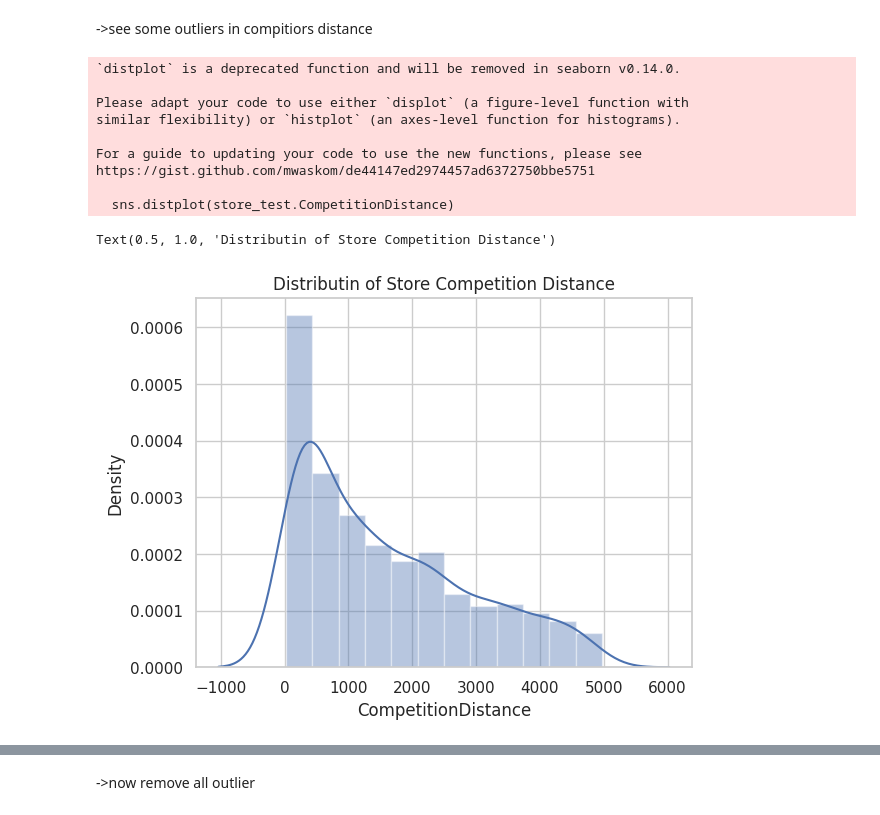
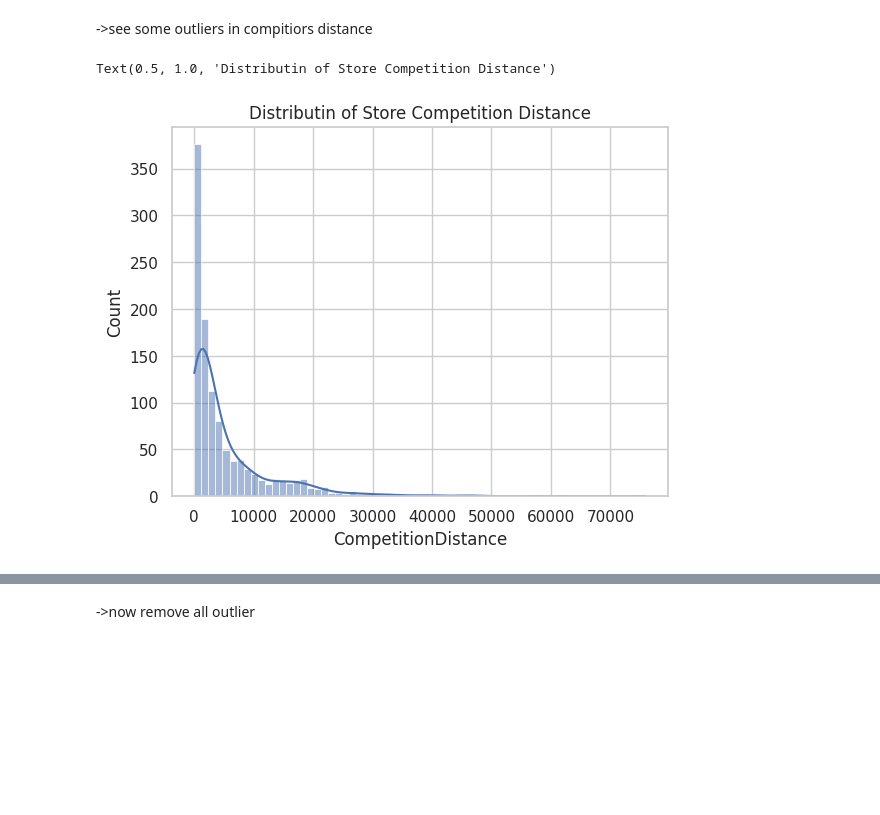
Before and after one commit to dhrisandamedhi/Retail-Sales-Prediction, a Jupyter notebook: EDA_retail_store.ipynb, the cells around one changed output, grey strips where cells are left out. Saved outputs shown, nothing was run; the diff lists cells and outputs as text; code cells hidden in the pictures; blank space fills up the shorter version.

```diff
--- a/EDA_retail_store.ipynb
+++ b/EDA_retail_store.ipynb
@@ -697,0 +810,7 @@ memory usage: 87.2+ KB
+# %%
+# change Data Types object into int
+store_test.loc[store_test['Assortment'] == 'a', 'Assortment'] = 0
+store_test.loc[store_test['Assortment'] == 'b', 'Assortment'] = 1
+store_test.loc[store_test['Assortment'] == 'c', 'Assortment'] = 2
+#store the value with same column name i.e Assortment with function astype
+store_test['Assortment'] = store_test['Assortment'].astype(int, copy=False)
@@ -699,9 +847,4 @@ memory usage: 87.2+ KB
 ###Cleaning
 # %%
 # remove features
-store_test = store_test.drop(['CompetitionOpenSinceMonth', 'CompetitionOpenSinceYear','Promo2SinceWeek',
-                     'Promo2SinceYear', 'PromoInterval'], axis=1)
+store_test = store_test.drop([ 'PromoInterval'], axis=1)
-# %%
-# replace missing values in CompetitionDistance with median for the store dataset
-
-store_test.CompetitionDistance.fillna(store_test.CompetitionDistance.median(), inplace=True)
@@ -756,26 +920,15 @@ store_test.describe()
 #   plt.tight_layout()
 # %% [markdown]
 ->see some outliers in compitiors distance
-# %%
-store_test=store_test[store_test['CompetitionDistance']<5000].reset_index(drop=True)
 # %%
 # CompetitionDistance is distance in meters to the nearest competitor store
 # let's first have a look at its distribution
 
-sns.distplot(store_test.CompetitionDistance)
+sns.histplot(store_test['CompetitionDistance'],kde=True)
 plt.title("Distributin of Store Competition Distance")
 # %% [output]
-`distplot` is a deprecated function and will be removed in seaborn v0.14.0.
-
-Please adapt your code to use either `displot` (a figure-level function with
-similar flexibility) or `histplot` (an axes-level function for histograms).
-
-For a guide to updating your code to use the new functions, please see
-https://gist.github.com/mwaskom/de44147ed2974457ad6372750bbe5751
-
-  sns.distplot(store_test.CompetitionDistance)
+Text(0.5, 1.0, 'Distributin of Store Competition Distance')
-Text(0.5, 1.0, 'Distributin of Store Competition Distance')
-[figure, old version]
+[figure, new version]
 # %%
 store_train.describe()
 # %% [output]
```
Also changed, not shown: parts of 149 cells of this notebook.
